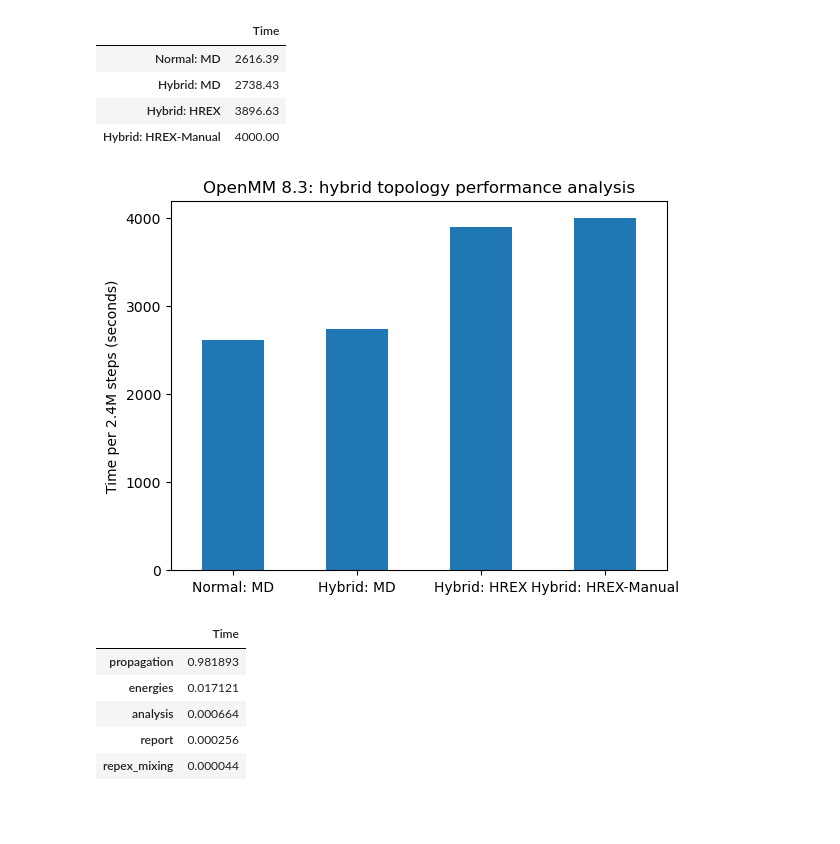
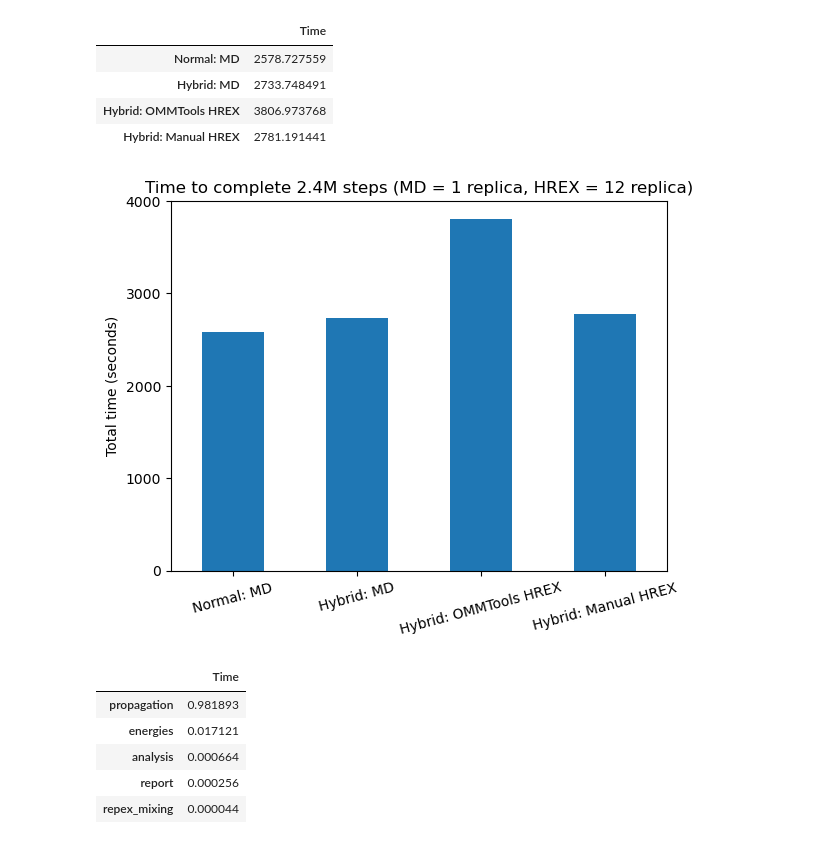
Before and after one commit to OpenFreeEnergy/performance_benchmarks, a Jupyter notebook: openmm_profiling/hybrid_topology/Analysis.ipynb, the cells around one changed output. Saved outputs shown, nothing was run; the diff lists cells and outputs as text; code cells hidden in the pictures; blank space fills up the shorter version.

Commit message:
Update benchmark with manual multistate sampler

```diff
--- a/openmm_profiling/hybrid_topology/Untitled.ipynb
+++ b/openmm_profiling/hybrid_topology/Analysis.ipynb
@@ -3,30 +3,31 @@ import pandas as pd
 import matplotlib.pyplot as plt
 # %%
 data = {
-    'Normal: MD': 2616.39,
-    'Hybrid: MD': 2738.43,
-    'Hybrid: HREX': 3896.63,
-    'Hybrid: HREX-Manual': 4000,
+    'Normal: MD': 2578.7275586128235,
+    'Hybrid: MD': 2733.7484908103943,
+    'Hybrid: OMMTools HREX': 3806.9737679958344,
+    'Hybrid: Manual HREX': 2781.1914410591125,
 }
 # %%
 df = pd.DataFrame.from_dict(data, orient='index', columns=['Time'])
 df
 # %% [output]
 |  | Time |
-| Normal: MD | 2616.39 |
-| Hybrid: MD | 2738.43 |
-| Hybrid: HREX | 3896.63 |
-| Hybrid: HREX-Manual | 4000.00 |
+| Normal: MD | 2578.727559 |
+| Hybrid: MD | 2733.748491 |
+| Hybrid: OMMTools HREX | 3806.973768 |
+| Hybrid: Manual HREX | 2781.191441 |
 # %%
 ax = df.plot(kind='bar')
 ax.set_xticklabels(data.keys(), rotation=360)
 ax.get_legend().remove()
-plt.ylabel('Time per 2.4M steps (seconds)')
+ax.tick_params(axis='x', labelrotation=15)
+plt.ylabel('Total time (seconds)')
 plt.yticks([0, 1000, 2000, 3000, 4000])
-plt.title('OpenMM 8.3: hybrid topology performance analysis')
-plt.savefig('openmm8.3_hybrid_top_analysis.png', bbox_inches='tight')
+plt.title('Time to complete 2.4M steps (MD = 1 replica, HREX = 12 replica)')
+plt.savefig('sampler_analysis.png', bbox_inches='tight')
 # %% [output]
-[figure, old version]
+[figure, new version]
 # %%
 data = {
     'propagation': 3826.075474023819 / 3896.6322565078735,
```
Also changed, not shown: parts of 1 cell of this notebook, 17 other files.
